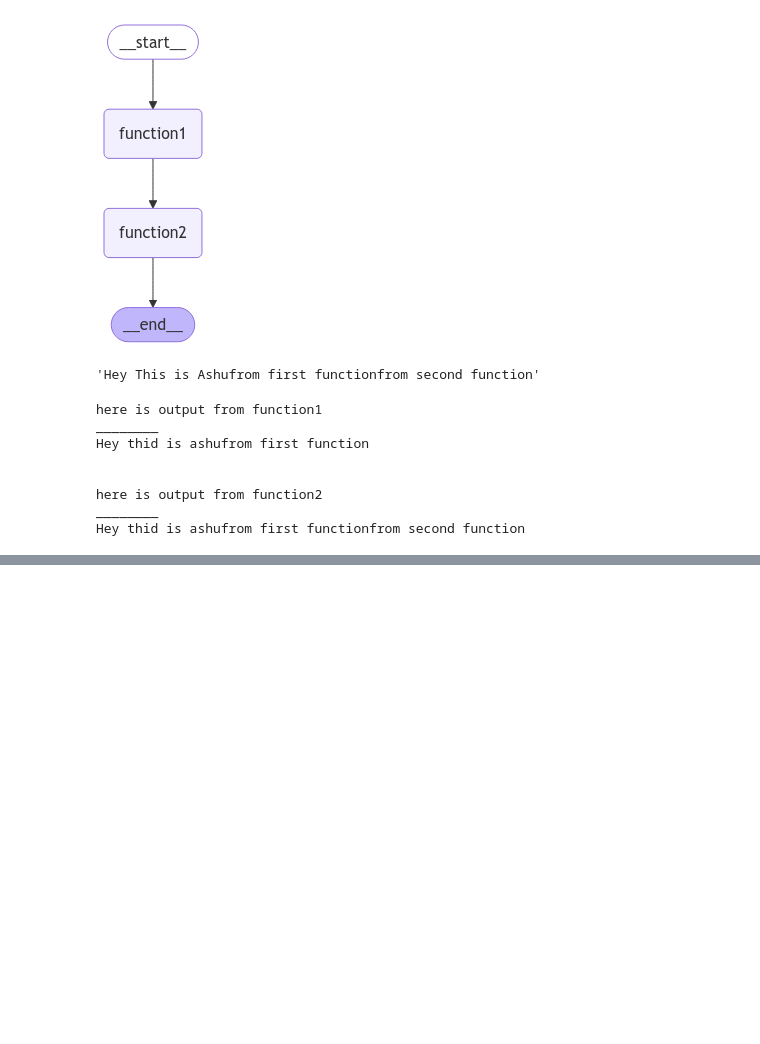
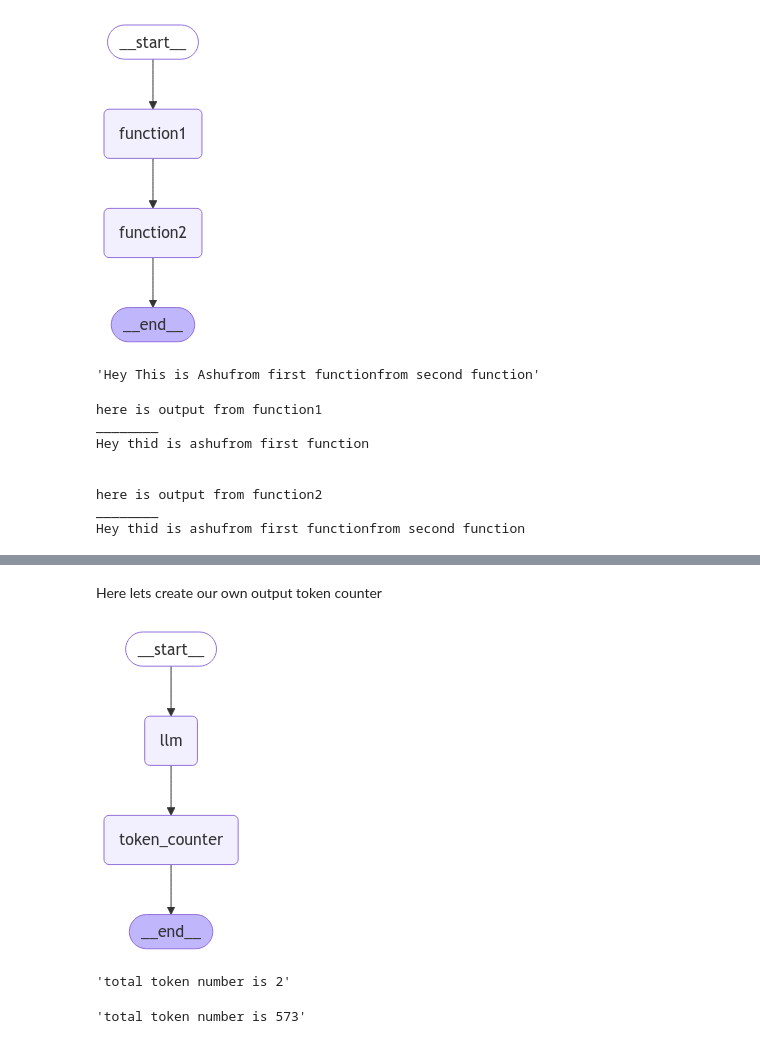
Before and after one commit to ashutosh15072000/LangGraph, a Jupyter notebook: LANGGRAPH/Code LangGraph From Scratch.ipynb, the cells around one changed output, grey strips where cells are left out. Saved outputs shown, nothing was run; the diff lists cells and outputs as text; code cells hidden in the pictures; blank space fills up the shorter version.

```diff
--- a/LANGGRAPH/Code LangGraph From Scratch.ipynb
+++ b/LANGGRAPH/Code LangGraph From Scratch.ipynb
@@ -69,0 +149,35 @@ Hey thid is ashufrom first functionfrom second function
+# %% [markdown]
+Here lets create our own output token counter
+# %%
+def function3(input):
+    token=input.split()
+    token_number=len(token)
+    token_number=f"total token number is {token_number}"
+    return token_number
+# %%
+workflow3=Graph()
+workflow3.add_node("llm",function1)
+workflow3.add_node("token_counter",function3)
+workflow3.add_edge("llm","token_counter")
+workflow3.set_entry_point("llm")
+workflow3.set_finish_point("token_counter")
+app3=workflow3.compile()
+# %%
+from IPython.display import Image, display
+
+try:
+    display(Image(app3.get_graph().draw_mermaid_png()))
+except Exception as e:
+    # This requires some extra dependencies and is optional
+    print(e)
+# %% [output]
+[figure, added]
+# %%
+
+app3.invoke("what is a name of first indian prime minister?")
+# %% [output]
+'total token number is 2'
+# %%
+app3.invoke("what is genai explain in detail?")
+# %% [output]
+'total token number is 573'
```
Also changed, not shown: parts of 13 cells of this notebook.
